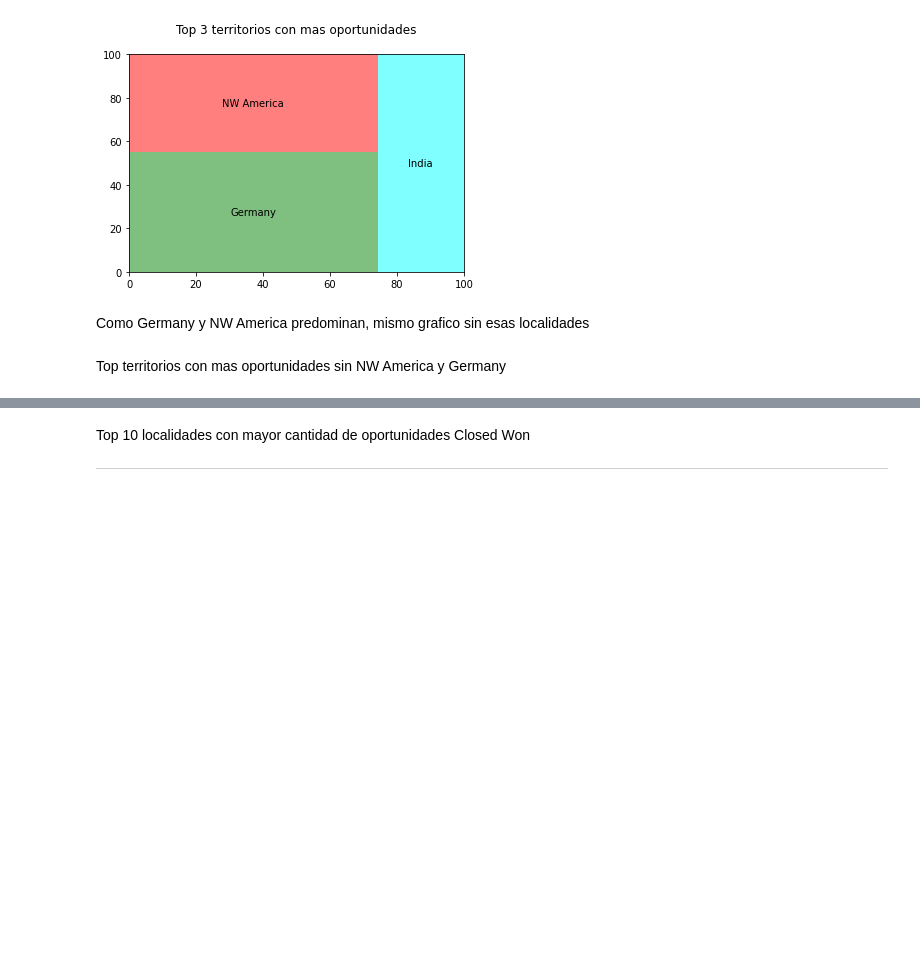
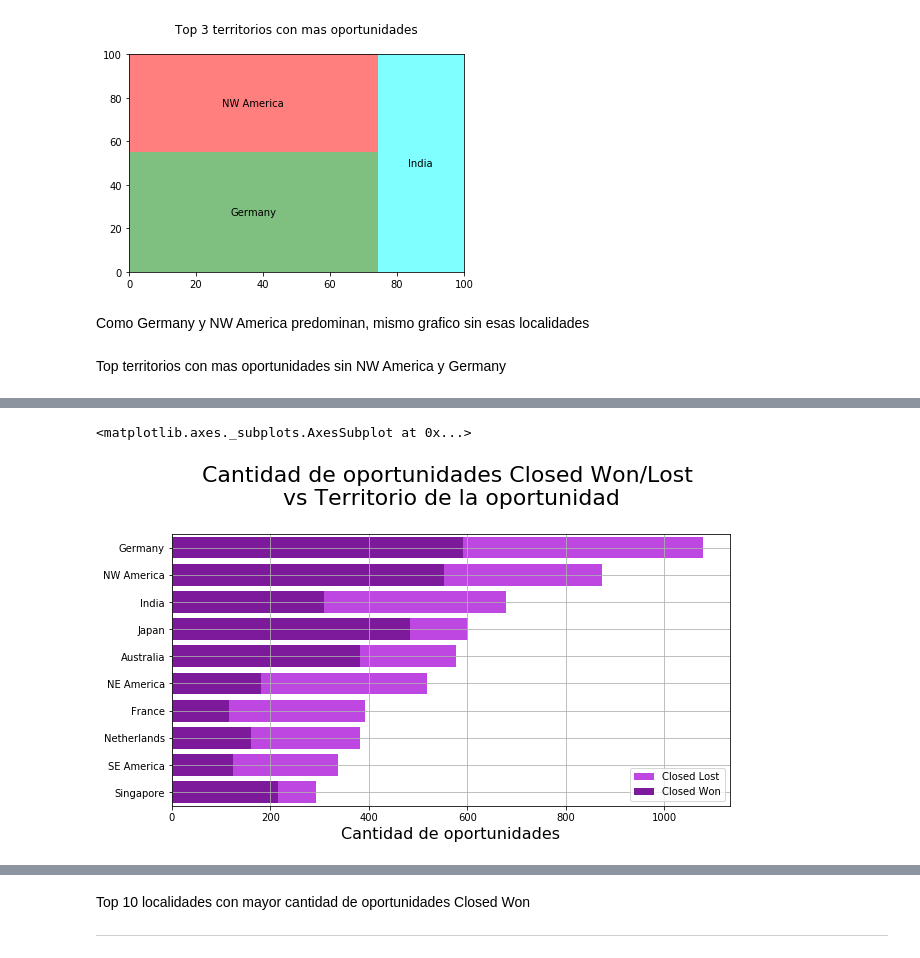
Before and after one commit to FernandoSinisi/Orga-Datos-2C-2020, a Jupyter notebook: TP1/Graficos.ipynb, the cells around one changed output, grey strips where cells are left out. Cells and saved outputs as stored; diff of their text form; code cells hidden in the pictures; blank space fills up the shorter version.

Commit message:
agregado grafico barra territorio
Signed-off-by: Fernando Sinisi <fernando.sinisi@despegar.com>

```diff
--- a/TP1/Graficos.ipynb
+++ b/TP1/Graficos.ipynb
@@ -118,0 +119,8 @@ Text(0.5, 1.0, 'Top territorios con mas oportunidades sin NW America y Germany\n
+# %%
+df_stage_geo = df.loc[df["Stage"].str.contains("Closed"),["Opportunity_ID","Stage","Territory","Region"]]
+df_stage_geo_terr =  df_stage_geo.copy()
+df_stage_geo_terr["Territory"] = df_stage_geo_terr.apply(drop_none, axis=1)
+df_stage_geo_terr = df_stage_geo_terr.dropna()
+df_stage_geo_terr = df_stage_geo_terr.groupby('Opportunity_ID').agg({"Stage":"first","Territory":"first","Region":"first"}).reset_index()
+df_stage_geo_reg = df_stage_geo.groupby('Opportunity_ID').agg({"Stage":"first","Region":"first"}).reset_index()
+df_stage_geo_reg.head()
@@ -118,0 +134,14 @@ Text(0.5, 1.0, 'Top territorios con mas oportunidades sin NW America y Germany\n
+# %%
+fig,ax = plt.subplots(figsize=(10,5))
+
+g = sns.countplot(data=df_stage_geo_terr,y='Territory',order=df_stage_geo_terr['Territory'].value_counts().head(10).index,color='#CC2EFA')
+g = sns.countplot(data=df_stage_geo_terr.loc[df_stage_geo_terr["Stage"]== "Closed Won"],y='Territory',order=df_stage_geo_terr['Territory'].value_counts().head(10).index,color='#8904B1')
+plt.legend(['Closed Lost','Closed Won'])
+g.set_xlabel('Cantidad de oportunidades',size=16)
+g.set_ylabel('')
+g.grid()
+g.set_title('Cantidad de oportunidades Closed Won/Lost \n vs Territorio de la oportunidad \n',size=22)
+g
+# %% [output]
+<matplotlib.axes._subplots.AxesSubplot at 0x...>
+[figure, added]
```
Also changed, not shown: parts of 15 cells of this notebook, 1 other file.
